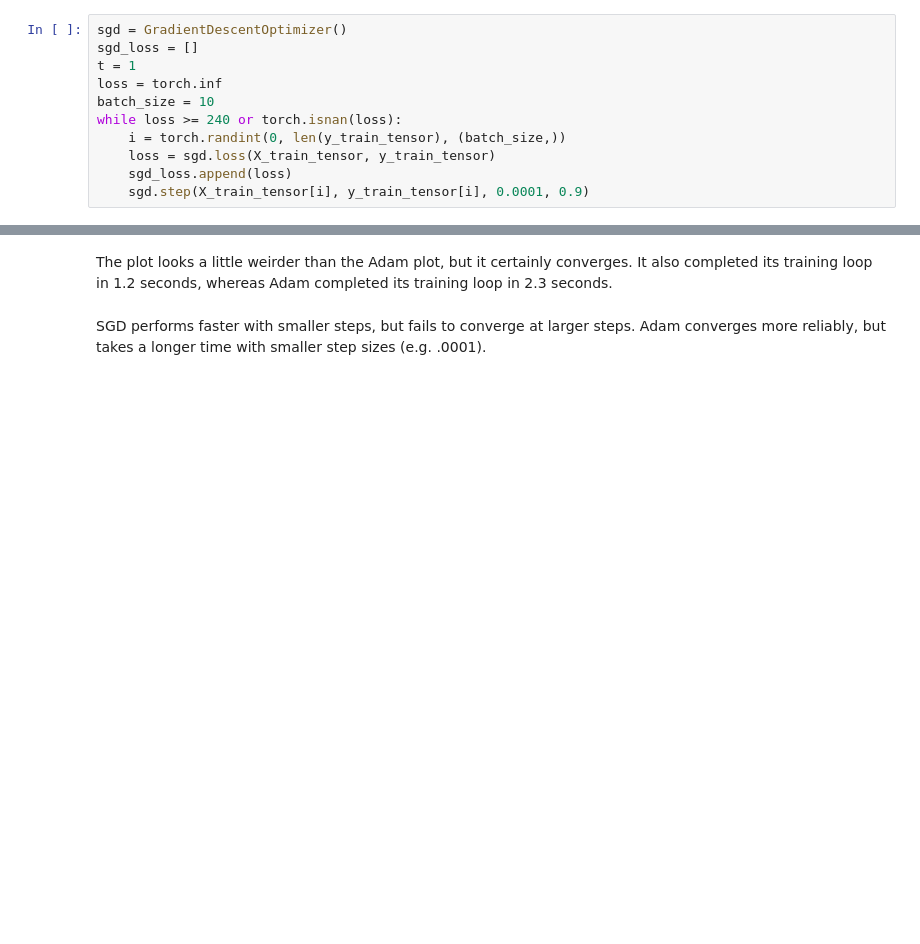
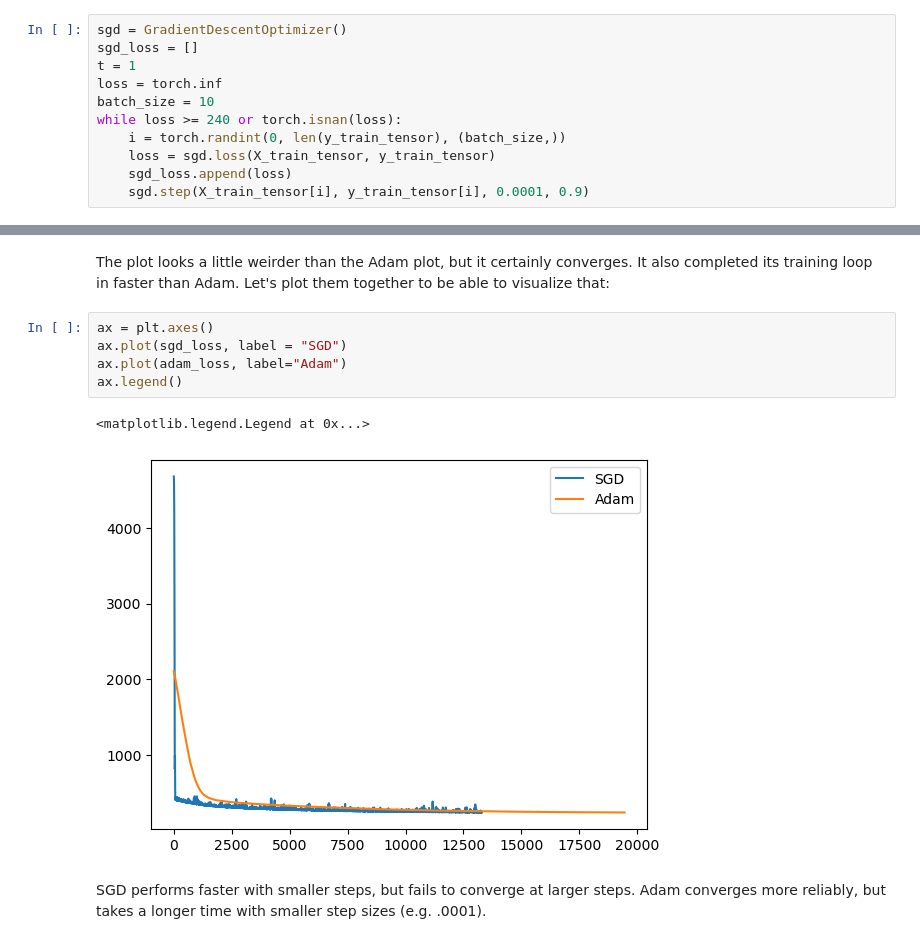
Before and after one commit to ellisterling/ellisterling.github.io, a Jupyter notebook: posts/newton/index.ipynb, the cells around one changed output, grey strips where cells are left out. Saved outputs shown, nothing was run; the diff lists cells and outputs as text; blank space fills up the shorter version.

```diff
--- a/posts/newton/index.ipynb
+++ b/posts/newton/index.ipynb
@@ -387,5 +384,13 @@ Text(0.5, 1.0, 'Convergence for SGD with alpha = 0.0001')
 # %% [markdown]
-The plot looks a little weirder than the Adam plot, but it certainly converges. It also completed its training loop in 1.2 seconds, whereas Adam completed its training loop in 2.3 seconds.
+The plot looks a little weirder than the Adam plot, but it certainly converges. It also completed its training loop in faster than Adam. Let's plot them together to be able to visualize that:
+# %%
+ax = plt.axes()
+ax.plot(sgd_loss, label = "SGD")
+ax.plot(adam_loss, label="Adam")
+ax.legend()
+# %% [output]
+<matplotlib.legend.Legend at 0x...>
+[figure, added]
 # %% [markdown]
 SGD performs faster with smaller steps, but fails to converge at larger steps. Adam converges more reliably, but takes a longer time with smaller step sizes (e.g. .0001).
 # %% [markdown]
```
Also changed, not shown: parts of 26 cells of this notebook, 20 other files.
